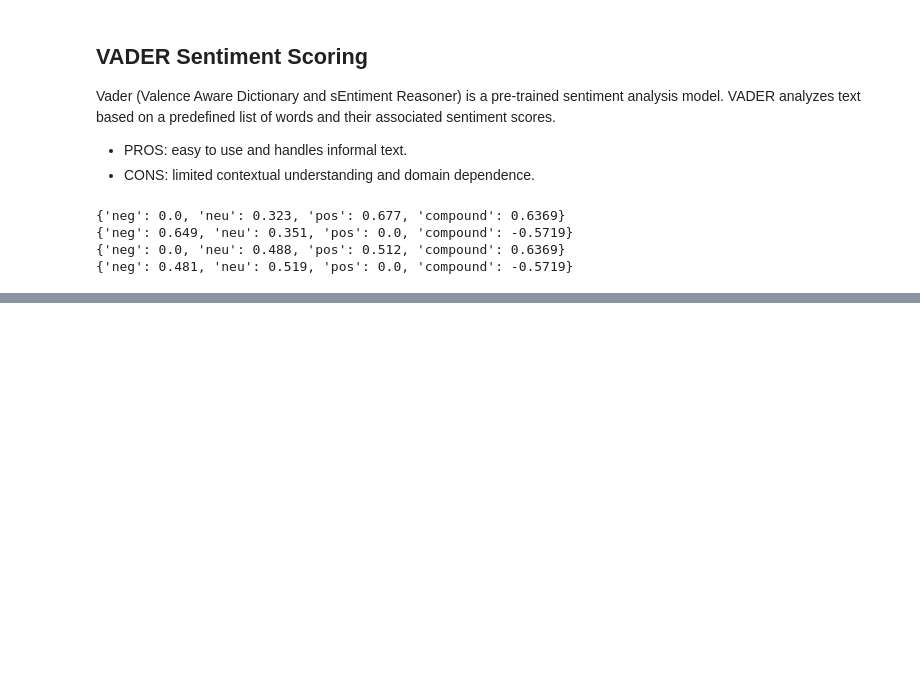
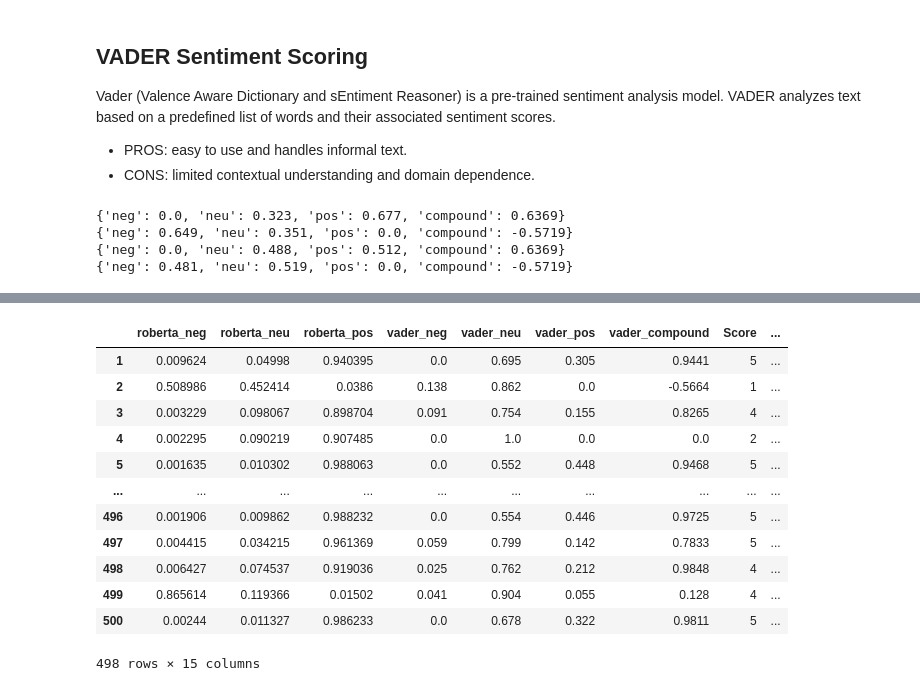
Before and after one commit to mr-pablinho/sentiment-classifier, a Jupyter notebook: amazon/amazon-reviews.ipynb, the cells around one changed output, grey strips where cells are left out. Saved outputs shown, nothing was run; the diff lists cells and outputs as text; code cells hidden in the pictures; blank space fills up the shorter version.

```diff
--- a/amazon/amazon-reviews.ipynb
+++ b/amazon/amazon-reviews.ipynb
@@ -132,0 +141,36 @@ plt.show()
+# %%
+# Run RoBERTa
+
+def run_roberta(text):
+    encoded_text = tokenizer(text, return_tensors='pt')
+    output = model(**encoded_text)
+    scores = output[0][0].detach().numpy()
+    scores = softmax(scores)
+    scores_dict = {
+        'roberta_neg': scores[0],
+        'roberta_neu': scores[1],
+        'roberta_pos': scores[2]
+    }
+    return scores_dict
+
+sentiment_analysis = {}
+res_vader = {}
+
+for i in range(len(df)):
+    try:
+        print(f'Processed {i+1} out of {len(df)} reviews', end='\r')
+        row = df.iloc[i]
+        text = row['Text']
+        myid = row['Id']
+        sentiment_analysis[myid] = run_roberta(text)
+        sentiment_analysis[myid].update(sia.polarity_scores(text))
+        sentiment_analysis[myid]['Score'] = row['Score']
+        sentiment_analysis[myid]['Text'] = row['Text']
+        sentiment_analysis[myid]['Summary'] = row['Summary']
+        sentiment_analysis[myid]['Time'] = row['Time']
+        sentiment_analysis[myid]['ProfileName'] = row['ProfileName']
+        sentiment_analysis[myid]['ProductId'] = row['ProductId']
+        sentiment_analysis[myid]['HelpfulnessNumerator'] = row['HelpfulnessNumerator']
+        sentiment_analysis[myid]['HelpfulnessDenominator'] = row['HelpfulnessDenominator']
+    except RuntimeError:
+        print(f'\nError with {i+1}\n')
@@ -132,0 +185,18 @@ plt.show()
+# %%
+sentiment_analysis = pd.DataFrame(sentiment_analysis).T
+sentiment_analysis = sentiment_analysis.rename(columns={'neg': 'vader_neg', 'neu': 'vader_neu', 'pos': 'vader_pos', 'compound': 'vader_compound'})
+sentiment_analysis
+# %% [output]
+|  | roberta_neg | roberta_neu | roberta_pos | vader_neg | vader_neu | vader_pos | vader_compound | Score | ... |
+| 1 | 0.009624 | 0.04998 | 0.940395 | 0.0 | 0.695 | 0.305 | 0.9441 | 5 | ... |
+| 2 | 0.508986 | 0.452414 | 0.0386 | 0.138 | 0.862 | 0.0 | -0.5664 | 1 | ... |
+| 3 | 0.003229 | 0.098067 | 0.898704 | 0.091 | 0.754 | 0.155 | 0.8265 | 4 | ... |
+| 4 | 0.002295 | 0.090219 | 0.907485 | 0.0 | 1.0 | 0.0 | 0.0 | 2 | ... |
+| 5 | 0.001635 | 0.010302 | 0.988063 | 0.0 | 0.552 | 0.448 | 0.9468 | 5 | ... |
+| ... | ... | ... | ... | ... | ... | ... | ... | ... | ... |
+| 496 | 0.001906 | 0.009862 | 0.988232 | 0.0 | 0.554 | 0.446 | 0.9725 | 5 | ... |
+| 497 | 0.004415 | 0.034215 | 0.961369 | 0.059 | 0.799 | 0.142 | 0.7833 | 5 | ... |
+| 498 | 0.006427 | 0.074537 | 0.919036 | 0.025 | 0.762 | 0.212 | 0.9848 | 4 | ... |
+| 499 | 0.865614 | 0.119366 | 0.01502 | 0.041 | 0.904 | 0.055 | 0.128 | 4 | ... |
+| 500 | 0.00244 | 0.011327 | 0.986233 | 0.0 | 0.678 | 0.322 | 0.9811 | 5 | ... |
+498 rows × 15 columns
```
Also changed, not shown: parts of 8 cells of this notebook.
